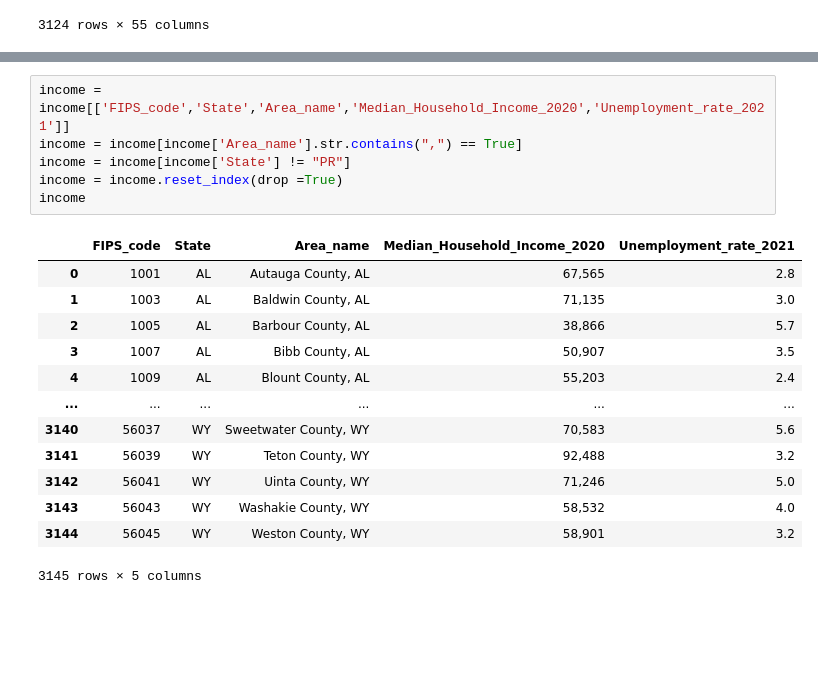
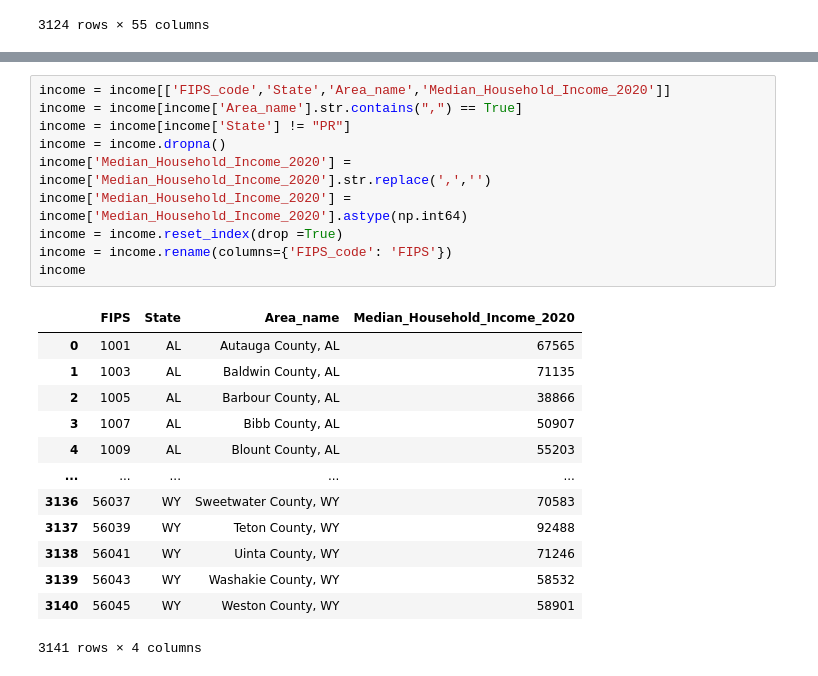
Before and after one commit to pajain23/CS216FinalProject, a Jupyter notebook: CS216FinalProject.ipynb, the cells around one changed output, grey strips where cells are left out. Cells and saved outputs as stored; diff of their text form; blank space fills up the shorter version.

```diff
--- a/CS216FinalProject.ipynb
+++ b/CS216FinalProject.ipynb
@@ -111,20 +124,24 @@ demVsrep
 # %%
-income = income[['FIPS_code','State','Area_name','Median_Household_Income_2020','Unemployment_rate_2021']]
+income = income[['FIPS_code','State','Area_name','Median_Household_Income_2020']]
 income = income[income['Area_name'].str.contains(",") == True]
 income = income[income['State'] != "PR"]
+income = income.dropna()
+income['Median_Household_Income_2020'] = income['Median_Household_Income_2020'].str.replace(',','')
+income['Median_Household_Income_2020'] = income['Median_Household_Income_2020'].astype(np.int64)
 income = income.reset_index(drop =True)
+income = income.rename(columns={'FIPS_code': 'FIPS'})
 income
 # %% [output]
-|  | FIPS_code | State | Area_name | Median_Household_Income_2020 | Unemployment_rate_2021 |
-| 0 | 1001 | AL | Autauga County, AL | 67,565 | 2.8 |
-| 1 | 1003 | AL | Baldwin County, AL | 71,135 | 3.0 |
-| 2 | 1005 | AL | Barbour County, AL | 38,866 | 5.7 |
-| 3 | 1007 | AL | Bibb County, AL | 50,907 | 3.5 |
-| 4 | 1009 | AL | Blount County, AL | 55,203 | 2.4 |
-| ... | ... | ... | ... | ... | ... |
-| 3140 | 56037 | WY | Sweetwater County, WY | 70,583 | 5.6 |
-| 3141 | 56039 | WY | Teton County, WY | 92,488 | 3.2 |
-| 3142 | 56041 | WY | Uinta County, WY | 71,246 | 5.0 |
-| 3143 | 56043 | WY | Washakie County, WY | 58,532 | 4.0 |
-| 3144 | 56045 | WY | Weston County, WY | 58,901 | 3.2 |
+|  | FIPS | State | Area_name | Median_Household_Income_2020 |
+| 0 | 1001 | AL | Autauga County, AL | 67565 |
+| 1 | 1003 | AL | Baldwin County, AL | 71135 |
+| 2 | 1005 | AL | Barbour County, AL | 38866 |
+| 3 | 1007 | AL | Bibb County, AL | 50907 |
+| 4 | 1009 | AL | Blount County, AL | 55203 |
+| ... | ... | ... | ... | ... |
+| 3136 | 56037 | WY | Sweetwater County, WY | 70583 |
+| 3137 | 56039 | WY | Teton County, WY | 92488 |
+| 3138 | 56041 | WY | Uinta County, WY | 71246 |
+| 3139 | 56043 | WY | Washakie County, WY | 58532 |
+| 3140 | 56045 | WY | Weston County, WY | 58901 |
-3145 rows × 5 columns
+3141 rows × 4 columns
```
Also changed, not shown: parts of 9 cells of this notebook, 1 other file.
